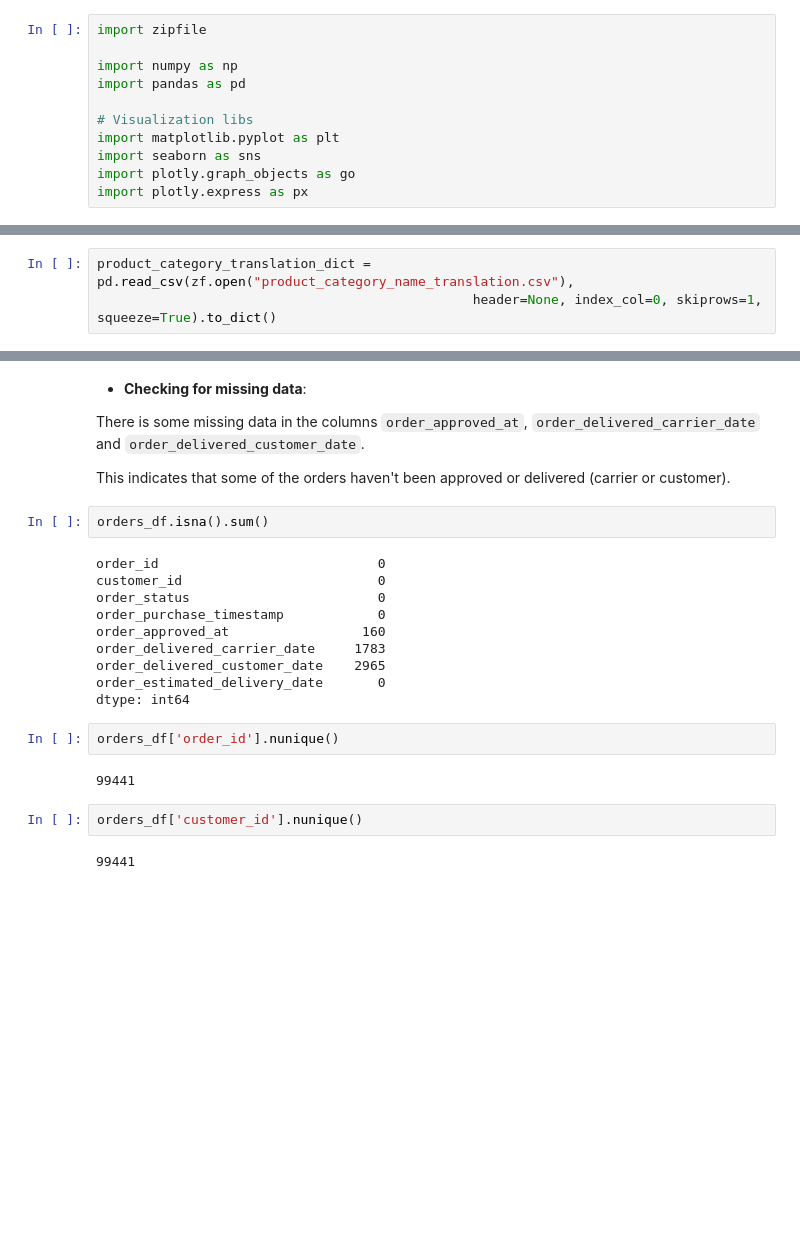
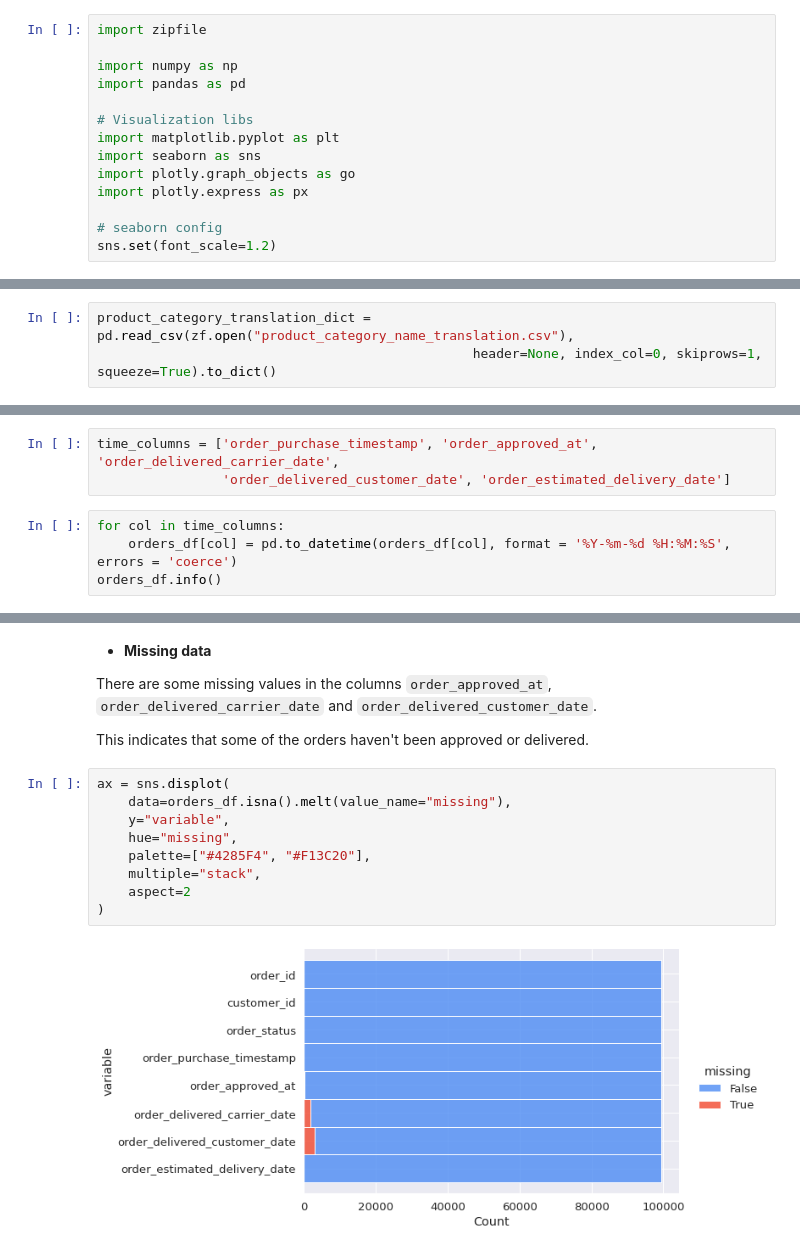
Before and after one commit to kimurarh/olist-public, a Jupyter notebook: 0-Exploratory-Data-Analysis.ipynb, the cells around one changed output, grey strips where cells are left out. Cells and saved outputs as stored; diff of their text form; blank space fills up the shorter version.

Commit message:
feat: data cleaning and orders visualizations over the time

```diff
--- a/0-Exploratory-Data-Analysis.ipynb
+++ b/0-Exploratory-Data-Analysis.ipynb
@@ -24,6 +24,9 @@ import matplotlib.pyplot as plt
 import seaborn as sns
 import plotly.graph_objects as go
 import plotly.express as px
+
+# seaborn config
+sns.set(font_scale=1.2)
 # %% [markdown]
 ## 1. Loading Data
 ___
@@ -106,0 +130,7 @@ Dimensions: (99441, 8)
+# %%
+time_columns = ['order_purchase_timestamp', 'order_approved_at', 'order_delivered_carrier_date',
+                'order_delivered_customer_date', 'order_estimated_delivery_date']
+# %%
+for col in time_columns:
+    orders_df[col] = pd.to_datetime(orders_df[col], format = '%Y-%m-%d %H:%M:%S', errors = 'coerce')
+orders_df.info()
@@ -107,26 +153,17 @@ Dimensions: (99441, 8)
 # %% [markdown]
-- **Checking for missing data**:
+- **Missing data**
 
-There is some missing data in the columns `order_approved_at`, `order_delivered_carrier_date` and `order_delivered_customer_date`.
+There are some missing values in the columns `order_approved_at`, `order_delivered_carrier_date` and `order_delivered_customer_date`.
 
-This indicates that some of the orders haven't been approved or delivered (carrier or customer).
+This indicates that some of the orders haven't been approved or delivered.
-# %%
-orders_df.isna().sum()
-# %% [output]
-order_id                            0
-customer_id                         0
-order_status                        0
-order_purchase_timestamp            0
-order_approved_at                 160
-order_delivered_carrier_date     1783
-order_delivered_customer_date    2965
-order_estimated_delivery_date       0
-dtype: int64
-# %%
-orders_df['order_id'].nunique()
-# %% [output]
-99441
-# %%
-orders_df['customer_id'].nunique()
-# %% [output]
-99441
+# %%
+ax = sns.displot(
+    data=orders_df.isna().melt(value_name="missing"),
+    y="variable",
+    hue="missing",
+    palette=["#4285F4", "#F13C20"],
+    multiple="stack",
+    aspect=2
+)
+# %% [output]
+[figure, added]
```
Also changed, not shown: parts of 15 cells of this notebook.
